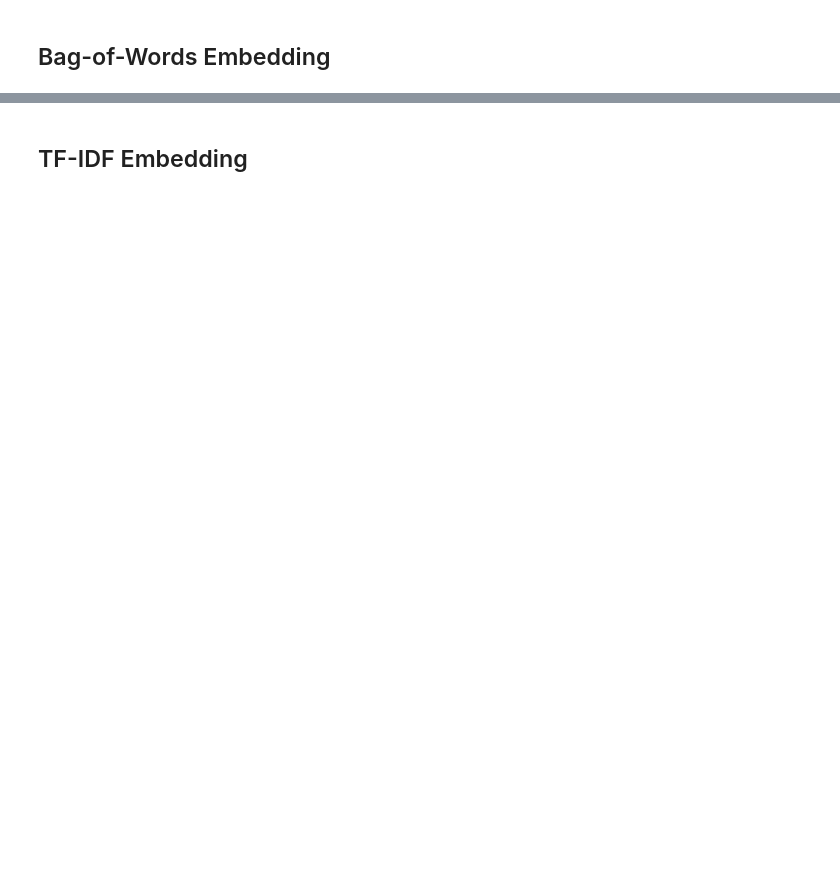
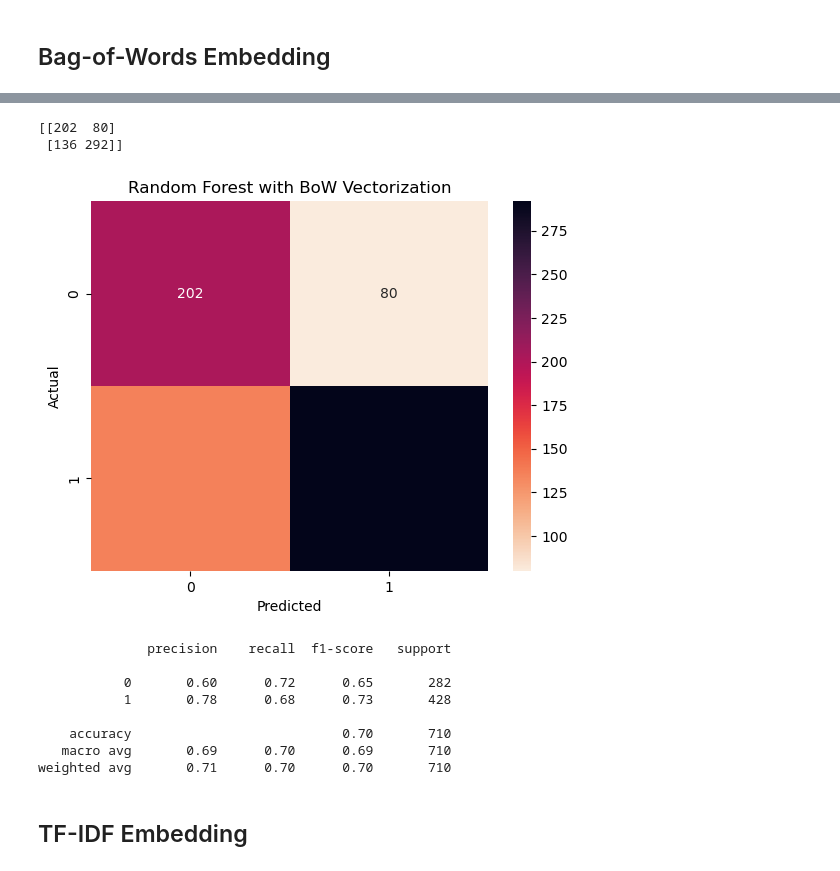
Before and after one commit to Yichen-Z/cis583_project, a Jupyter notebook: detect_stress.ipynb, the cells around one changed output, grey strips where cells are left out. Cells and saved outputs as stored; diff of their text form; code cells hidden in the pictures; blank space fills up the shorter version.

```diff
--- a/detect_stress.ipynb
+++ b/detect_stress.ipynb
@@ -403,2 +448,16 @@ from sklearn.metrics import confusion_matrix,classification_report
+# %%
+get_basic_report(model=model_rf, features=X_test, target=y_test, plot_title='Random Forest with BoW Vectorization')
+# %% [output]
+[[202  80]
+ [136 292]]
+[figure, added]
+              precision    recall  f1-score   support
+
+           0       0.60      0.72      0.65       282
+           1       0.78      0.68      0.73       428
+
+    accuracy                           0.70       710
+   macro avg       0.69      0.70      0.69       710
+weighted avg       0.71      0.70      0.70       710
 # %% [markdown]
 ## TF-IDF Embedding
```
Also changed, not shown: parts of 7 cells of this notebook.
